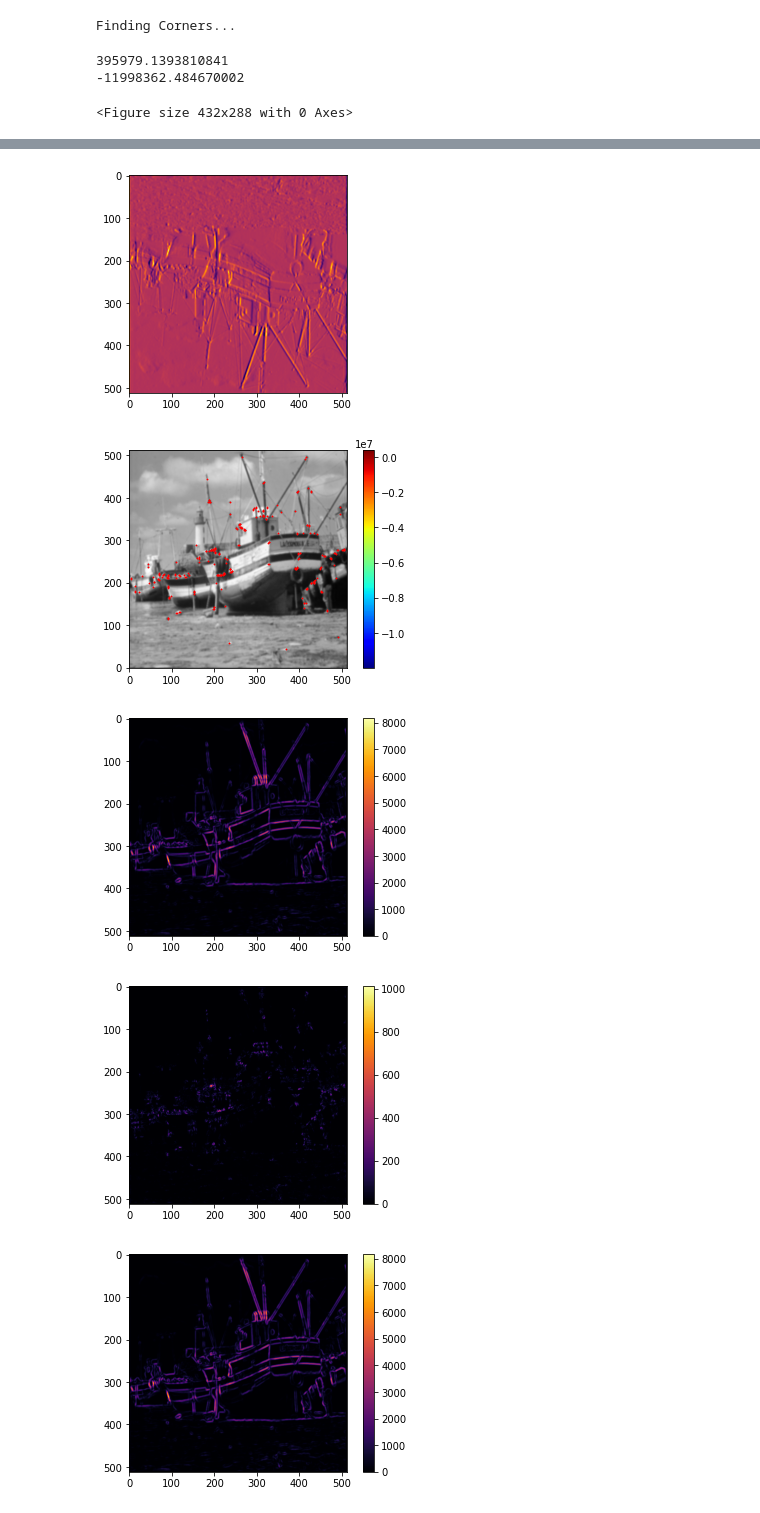
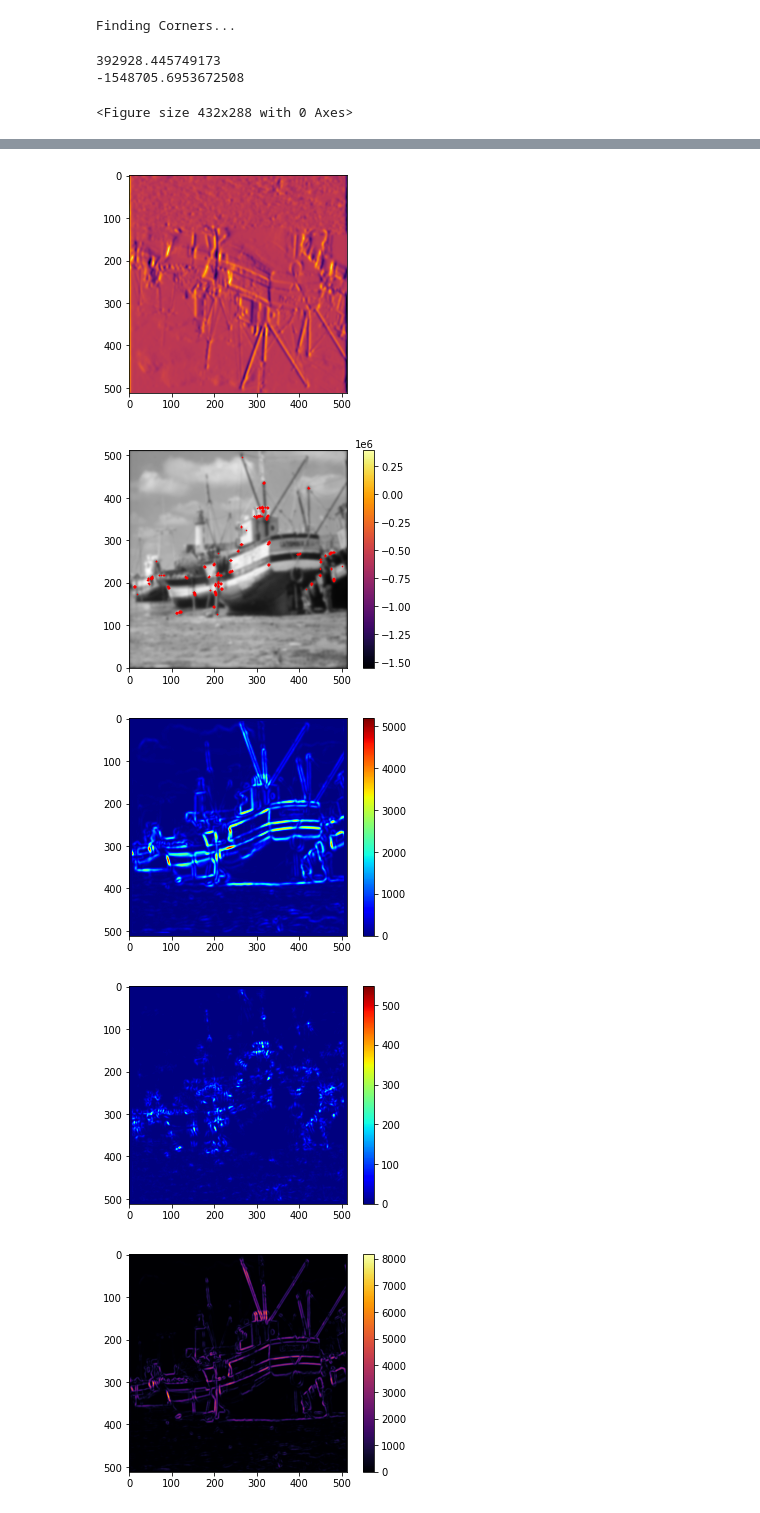
Before and after one commit to soham2109/CS-663-Assignments, a Jupyter notebook: assignment-3-segmentation/1/code/Untitled.ipynb, the cells around one changed output, grey strips where cells are left out. Drawn from its saved outputs; the diff is of its cells as text; code cells hidden in the pictures.

```diff
--- a/assignment-3-segmentation/1/code/Untitled.ipynb
+++ b/assignment-3-segmentation/1/code/Untitled.ipynb
@@ -181,9 +181,10 @@ def findCorners(img, window_size_blur, sigma_weights, k, thresh):
 
                 cornerList.append([x, y, r])
     plt.figure()
-    plt.imshow(corner_img,cmap='jet')
+    plt.imshow(corner_img,cmap='inferno')
     plt.colorbar()
-    plt.savefig('Cornerness',cmap='jet')
+    #plt.show()
+    plt.savefig('Cornerness',cmap='inferno')
 
     print(max_r)
     print(min_r)
@@ -191,10 +192,10 @@ def findCorners(img, window_size_blur, sigma_weights, k, thresh):
 # %%
 import matplotlib.pyplot as plt
 
-window_size = 7
-k = 0.18
-thresh = 17000
-sigma_weights = 0.75
+window_size = 15
+k = 0.06
+thresh = 80000
+sigma_weights = 1.2
 print("Window Size: " + str(window_size))
 print("K Corner Response: " + str(k))
 print("Corner Response Threshold:" + str(thresh))
@@ -210,15 +211,15 @@ if img is not None:
     r,c = finalImg.shape
     for i in tqdm.tqdm(cornerList):
         k,j,l = i
-        plt.scatter(k,j,color="r",s=1,marker="*")
+        plt.scatter(k,j,color="r",s=0.5,marker="*")
     plt.savefig('Harris.png',cmap='gray',bbox_inches='tight')
 
     plt.figure()
-    plt.imshow(np.rot90(eigvalues[:,:,0]),cmap='inferno')
+    plt.imshow(np.rot90(eigvalues[:,:,0]),cmap='jet')
     plt.colorbar()
-    plt.savefig('Eigen_value1.png',cmap='inferno')
+    plt.savefig('Eigen_value1.png',cmap='jet')
     plt.figure()
-    plt.imshow(np.rot90(eigvalues[:,:,1]),cmap='inferno')
+    plt.imshow(np.rot90(eigvalues[:,:,1]),cmap='jet')
     plt.colorbar()
-    plt.savefig('Eigen_value2.png',cmap='inferno')
+    plt.savefig('Eigen_value2.png',cmap='jet')
 # %% [output]
@@ -232,12 +233,12 @@ Type: float32
 Finding Corners...
-395979.1393810841
--11998362.484670002
+392928.445749173
+-1548705.6953672508
 <Figure size 432x288 with 0 Axes>
 [figure]
-[figure, old version]
+[figure, new version]
-[figure, old version]
+[figure, new version]
-[figure, old version]
+[figure, new version]
-[figure, old version]
+[figure, new version]
 # %%
 plt.figure()
 plt.imshow(np.rot90(eigvalues[:,:,0]),cmap='inferno')
```
Also changed, not shown: parts of 2 cells of this notebook, 6 other files.
